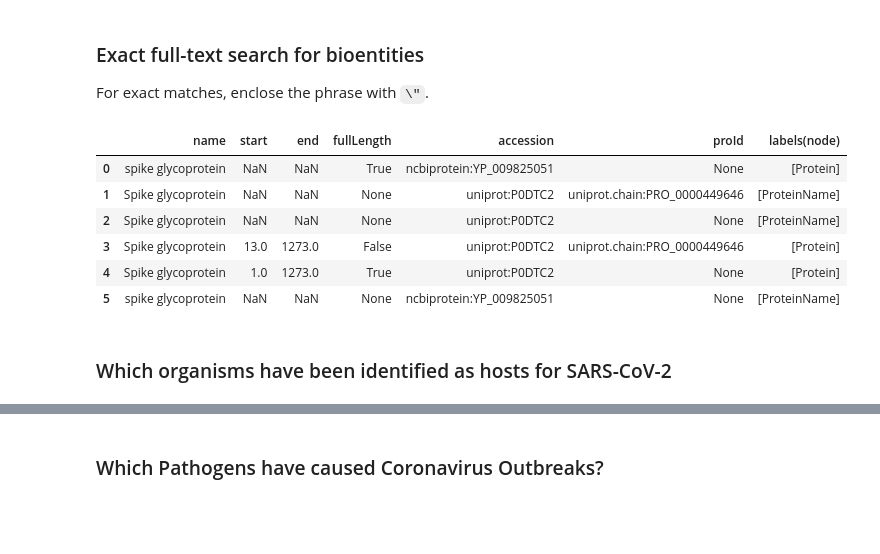
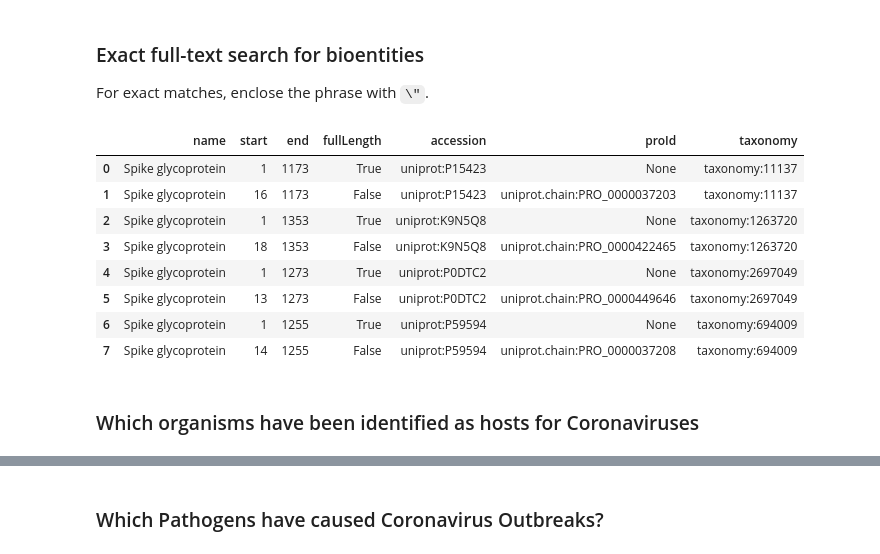
Before and after one commit to covid-19-net/covid-19-community, a Jupyter notebook: notebooks/queries/Bioentities.ipynb, the cells around one changed output, grey strips where cells are left out. Drawn from its saved outputs; the diff is of its cells as text; code cells hidden in the pictures; blank space fills up the shorter version.

```diff
--- a/notebooks/queries/Bioentities.ipynb
+++ b/notebooks/queries/Bioentities.ipynb
@@ -74,20 +76,24 @@ For exact matches, enclose the phrase with `\"`.
 # %%
 query = """
 CALL db.index.fulltext.queryNodes("bioentities", '\"Spike glycoprotein\"') YIELD node
-RETURN node.name AS name, node.start as start, node.end as end, node.fullLength as fullLength, node.accession as accession, node.proId as proId, labels(node)
+WHERE 'Protein' IN labels(node)
+RETURN node.name AS name, node.start as start, node.end as end, node.fullLength as fullLength, node.accession as accession, node.proId as proId, node.taxonomyId as taxonomy
+ORDER BY taxonomy, start
 """
 df = graph.run(query).to_data_frame()
 df.head(25)
 # %% [output]
-|  | name | start | end | fullLength | accession | proId | labels(node) |
-| 0 | spike glycoprotein | NaN | NaN | True | ncbiprotein:YP_009825051 | None | [Protein] |
-| 1 | Spike glycoprotein | NaN | NaN | None | uniprot:P0DTC2 | uniprot.chain:PRO_0000449646 | [ProteinName] |
-| 2 | Spike glycoprotein | NaN | NaN | None | uniprot:P0DTC2 | None | [ProteinName] |
-| 3 | Spike glycoprotein | 13.0 | 1273.0 | False | uniprot:P0DTC2 | uniprot.chain:PRO_0000449646 | [Protein] |
-| 4 | Spike glycoprotein | 1.0 | 1273.0 | True | uniprot:P0DTC2 | None | [Protein] |
-| 5 | spike glycoprotein | NaN | NaN | None | ncbiprotein:YP_009825051 | None | [ProteinName] |
+|  | name | start | end | fullLength | accession | proId | taxonomy |
+| 0 | Spike glycoprotein | 1 | 1173 | True | uniprot:P15423 | None | taxonomy:11137 |
+| 1 | Spike glycoprotein | 16 | 1173 | False | uniprot:P15423 | uniprot.chain:PRO_0000037203 | taxonomy:11137 |
+| 2 | Spike glycoprotein | 1 | 1353 | True | uniprot:K9N5Q8 | None | taxonomy:1263720 |
+| 3 | Spike glycoprotein | 18 | 1353 | False | uniprot:K9N5Q8 | uniprot.chain:PRO_0000422465 | taxonomy:1263720 |
+| 4 | Spike glycoprotein | 1 | 1273 | True | uniprot:P0DTC2 | None | taxonomy:2697049 |
+| 5 | Spike glycoprotein | 13 | 1273 | False | uniprot:P0DTC2 | uniprot.chain:PRO_0000449646 | taxonomy:2697049 |
+| 6 | Spike glycoprotein | 1 | 1255 | True | uniprot:P59594 | None | taxonomy:694009 |
+| 7 | Spike glycoprotein | 14 | 1255 | False | uniprot:P59594 | uniprot.chain:PRO_0000037208 | taxonomy:694009 |
 # %% [markdown]
-### Which organisms have been identified as hosts for SARS-CoV-2
+### Which organisms have been identified as hosts for Coronaviruses
 # %%
 query = """
 MATCH (h:Host)
```
Also changed, not shown: parts of 7 cells of this notebook.
